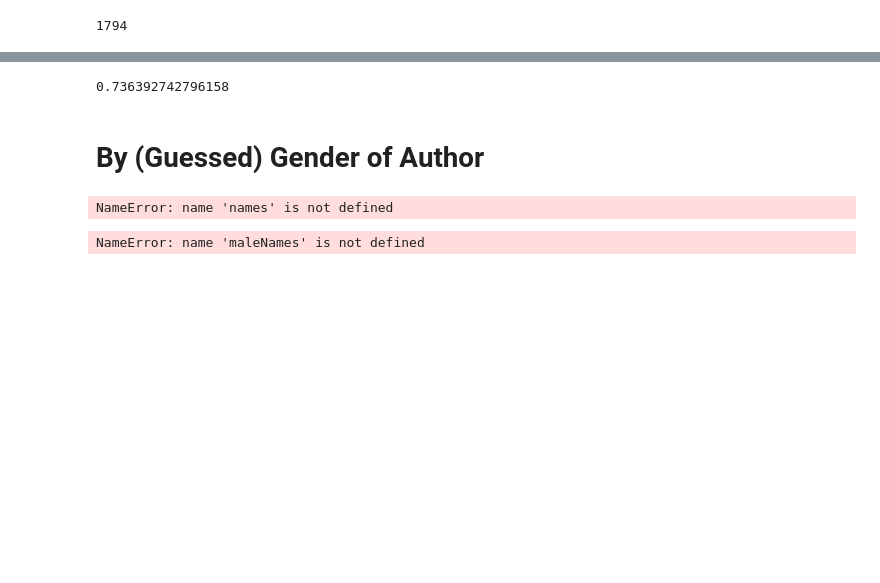
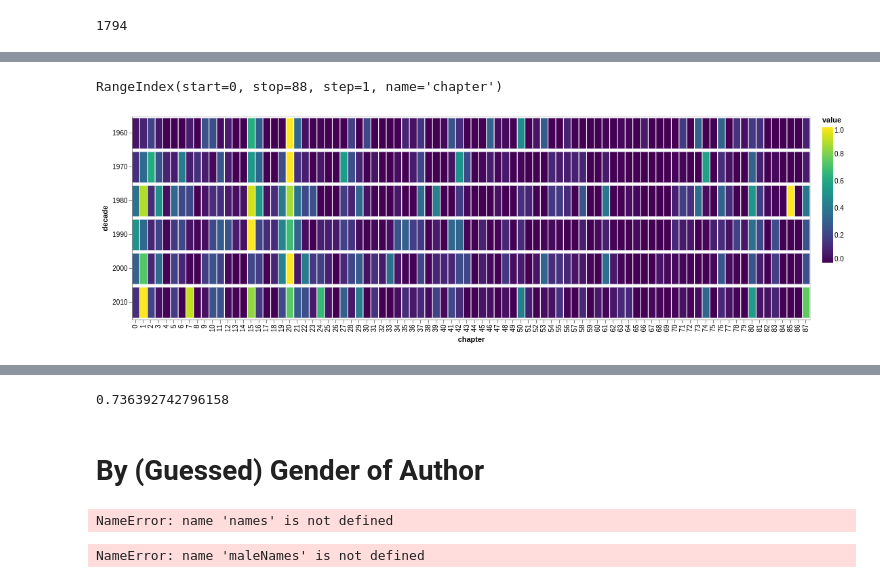
Before and after one commit to lit-mod-viz/middlemarch-critical-histories, a Jupyter notebook: notebooks/jstor-analysis.ipynb, the cells around one changed output, grey strips where cells are left out. Drawn from its saved outputs; the diff is of its cells as text; code cells hidden in the pictures; blank space fills up the shorter version.

```diff
--- a/notebooks/jstor-analysis.ipynb
+++ b/notebooks/jstor-analysis.ipynb
@@ -360,0 +396,2 @@ plotDiachronicAnalysis(diachronicAnalysis(df, decades=(1950, 2020), bins=chapter
+# %%
+diaDF = diachronicAnalysis(df, decades=(1960, 2020), bins=chapterLocations).sort_index()
@@ -360,0 +400,3 @@ plotDiachronicAnalysis(diachronicAnalysis(df, decades=(1950, 2020), bins=chapter
+# %%
+diaDF.columns.name = 'chapter'
+diaDF.index.name = 'decade'
@@ -360,0 +415,12 @@ plotDiachronicAnalysis(diachronicAnalysis(df, decades=(1950, 2020), bins=chapter
+# %%
+diaDF.columns
+# %% [output]
+RangeIndex(start=0, stop=88, step=1, name='chapter')
+# %%
+diaDF['decade'] = diaDF.index
+# %%
+diaMelted = diaDF.melt(id_vars='decade')
+# %%
+alt.Chart(diaMelted).mark_rect().encode(x='chapter:O', y='decade:O', color='value').properties(width=1000, height=300)
+# %% [output]
+[figure, added]
```
Also changed, not shown: parts of 28 cells of this notebook, 1 other file.
